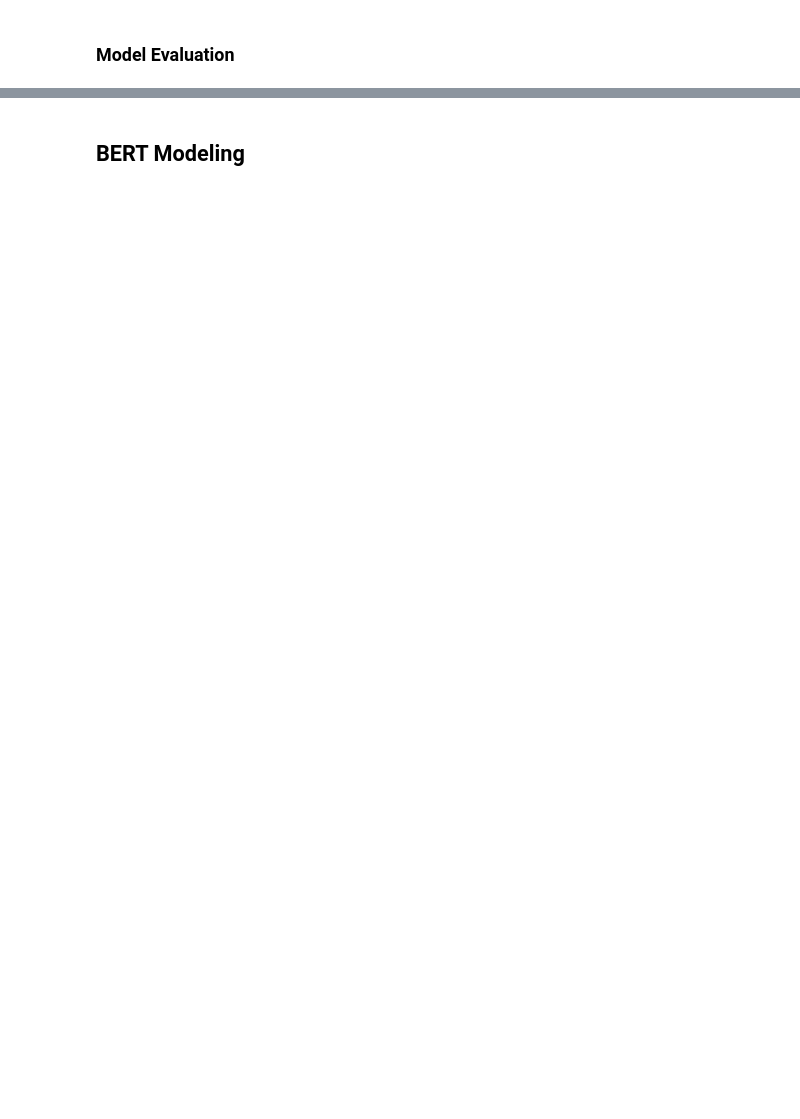
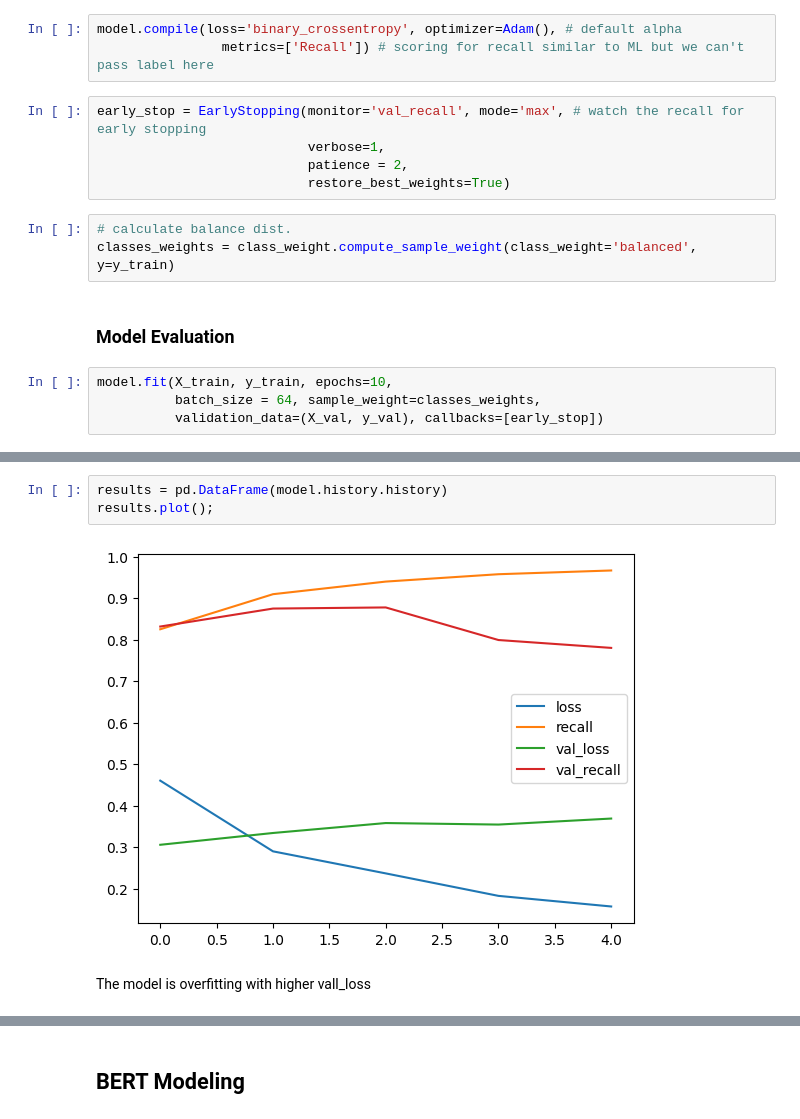
Before and after one commit to 0xArwa/NLP-sentiment-analysis, a Jupyter notebook: Sentiment_Analysis_NLP.ipynb, the cells around one changed output, grey strips where cells are left out. Saved outputs shown, nothing was run; the diff lists cells and outputs as text; blank space fills up the shorter version.

```diff
--- a/Sentiment_Analysis_NLP.ipynb
+++ b/Sentiment_Analysis_NLP.ipynb
@@ -1744,2 +1803,17 @@ Naive Bayes is more computationally efficient and more easier to interpert.
+# %%
+model.compile(loss='binary_crossentropy', optimizer=Adam(), # default alpha
+                metrics=['Recall']) # scoring for recall similar to ML but we can't pass label here
+# %%
+early_stop = EarlyStopping(monitor='val_recall', mode='max', # watch the recall for early stopping
+                           verbose=1,
+                           patience = 2,
+                           restore_best_weights=True)
+# %%
+# calculate balance dist.
+classes_weights = class_weight.compute_sample_weight(class_weight='balanced', y=y_train)
 # %% [markdown]
 ### Model Evaluation
+# %%
+model.fit(X_train, y_train, epochs=10,
+          batch_size = 64, sample_weight=classes_weights,
+          validation_data=(X_val, y_val), callbacks=[early_stop])
@@ -1745,0 +1857,7 @@ Naive Bayes is more computationally efficient and more easier to interpert.
+# %%
+results = pd.DataFrame(model.history.history)
+results.plot();
+# %% [output]
+[figure, added]
+# %% [markdown]
+The model is overfitting with higher vall_loss
```
Also changed, not shown: parts of 117 cells of this notebook.
